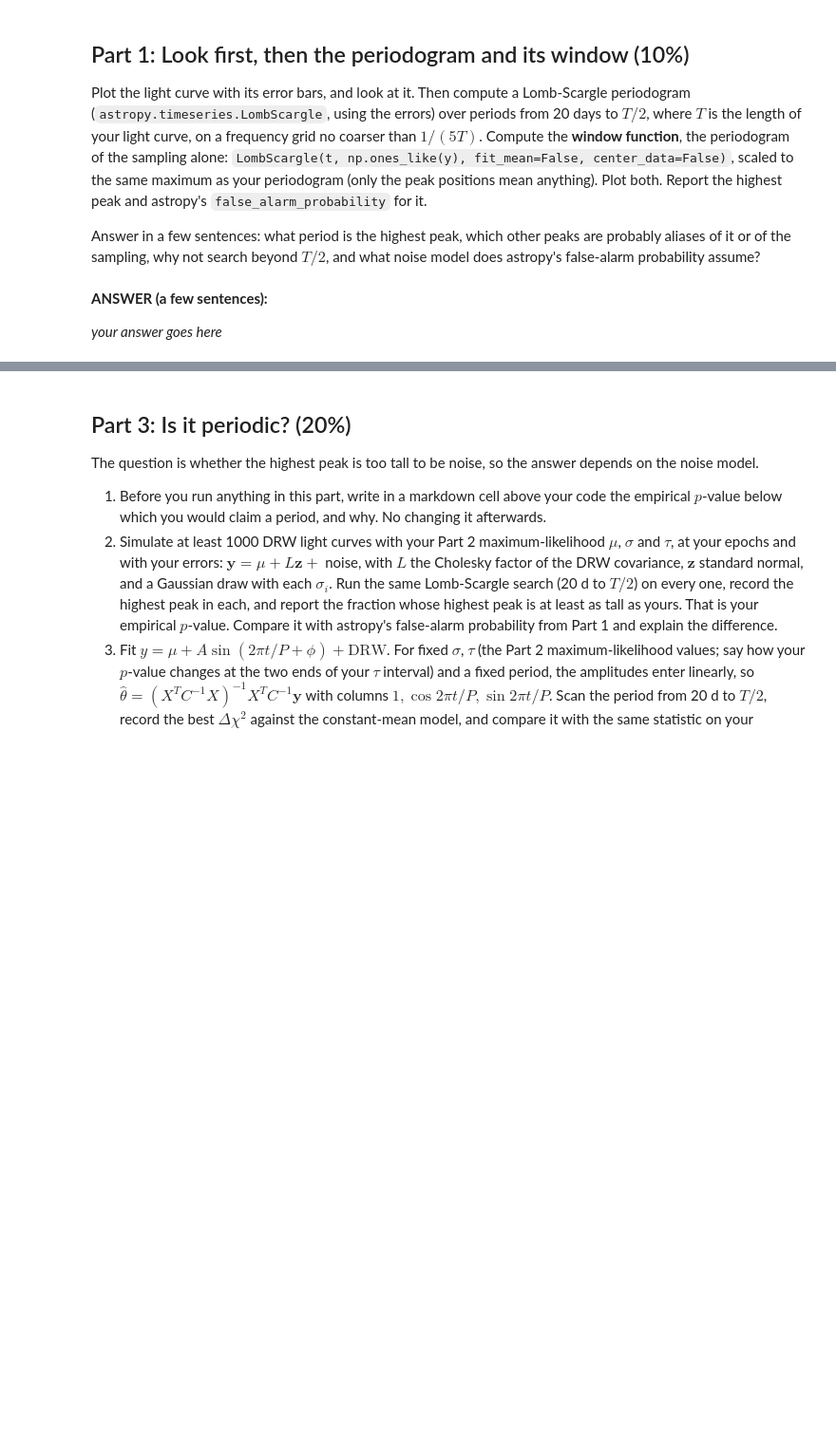
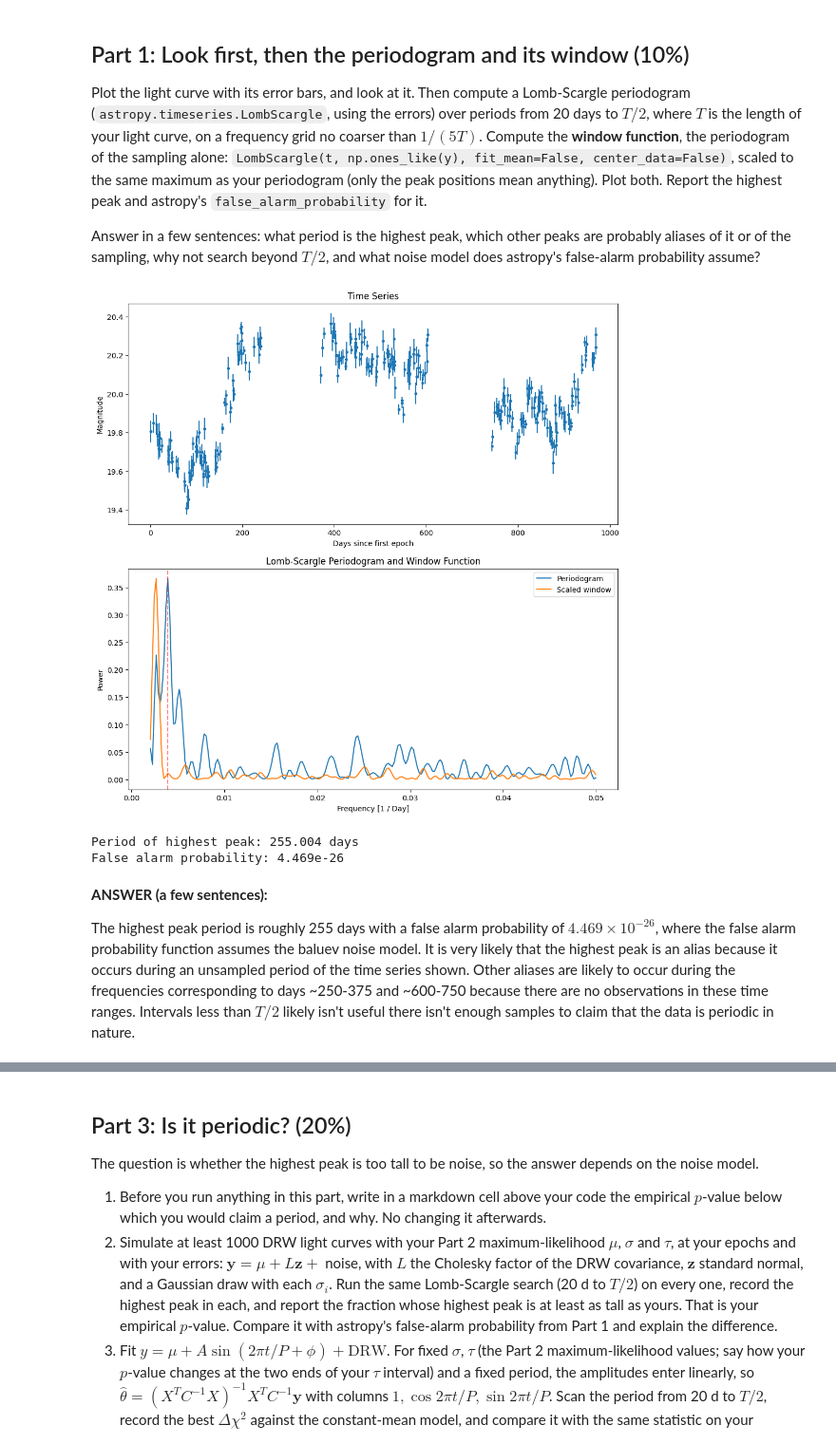
Before and after one commit to andrewtsteves/ast457_2026_Fall, a Jupyter notebook: submissions/asteves2/lab07.ipynb, the cells around one changed output, grey strips where cells are left out. Shown at 95% size. Cells and saved outputs as stored; diff of their text form; code cells hidden in the pictures; blank space fills up the shorter version.

```diff
--- a/submissions/asteves2/lab07.ipynb
+++ b/submissions/asteves2/lab07.ipynb
@@ -41,10 +41,48 @@ Plot the light curve with its error bars, and look at it. Then compute a Lomb-Sc
 Answer in a few sentences: what period is the highest peak, which other peaks are probably aliases of it or of the sampling, why not search beyond $T/2$, and what noise model does astropy's false-alarm probability assume?
 # %%
 # Part 1: your work here
+
+T = t.max() - t.min()
+
+LS = LombScargle(t = t, y = y, dy = e)
+f, p = LS.autopower(minimum_frequency = 1 / (T / 2), maximum_frequency = 1 / 20, samples_per_peak = 5)
+false_alarm_prob = LS.false_alarm_probability(power = p.max(), minimum_frequency = 1 / (T / 2), maximum_frequency = 1 / 20, samples_per_peak = 5)
+
+LS_window = LombScargle(t = t, y = np.ones_like(y), fit_mean = False, center_data = False)
+pw = LS_window.power(f)
+
+hi_peak_idx = np.argmax(p)
+peak_f, peak_p = f[hi_peak_idx], p[hi_peak_idx]
+
+fig, ax = plt.subplots(nrows = 2, ncols = 1, figsize = (12, 12))
+
+ax[0].errorbar(t, y, yerr = e, marker = '.', linestyle = 'None')
+
+ax[0].set_xlabel('Days since first epoch')
+ax[0].set_ylabel('Magnitude')
+ax[0].set_title('Time Series')
+
+ax[1].plot(f, p, label = 'Periodogram')
+ax[1].plot(f, pw * p.max() / pw.max(), label = 'Scaled window')
+ax[1].axvline(peak_f, linestyle = '--', color = 'red', alpha = 0.5)
+
+ax[1].set_xlabel('Frequency [1 / Day]')
+ax[1].set_ylabel('Power')
+ax[1].set_title('Lomb-Scargle Periodogram and Window Function')
+ax[1].legend()
+
+plt.show()
+
+print(f'Period of highest peak: {1 / peak_f:.3f} days')
+print(f'False alarm probability: {false_alarm_prob:.3e}')
+# %% [output]
+[figure, added]
+Period of highest peak: 255.004 days
+False alarm probability: 4.469e-26
 # %% [markdown]
 **ANSWER (a few sentences):**
 
-*your answer goes here*
+The highest peak period is roughly 255 days with a false alarm probability of $4.469\times10^{-26}$, where the false alarm probability function assumes the baluev noise model. It is very likely that the highest peak is an alias because it occurs during an unsampled period of the time series shown. Other aliases are likely to occur during the frequencies corresponding to days ~250-375 and ~600-750 because there are no observations in these time ranges. Intervals less than $T/2$ likely isn't useful there isn't enough samples to claim that the data is periodic in nature.
 # %% [markdown]
 ## Part 2: The Gaussian process (30%)
 
```
Also changed, not shown: parts of 9 cells of this notebook.
